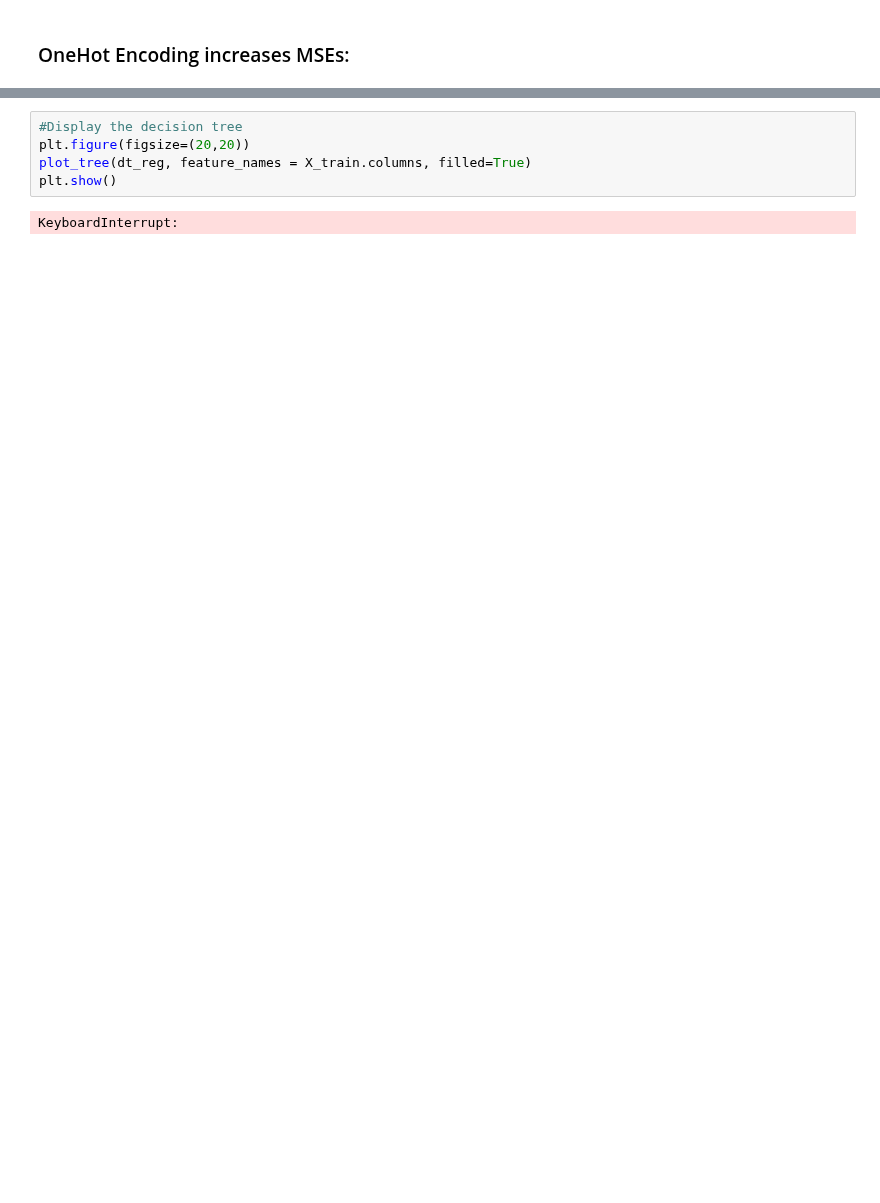
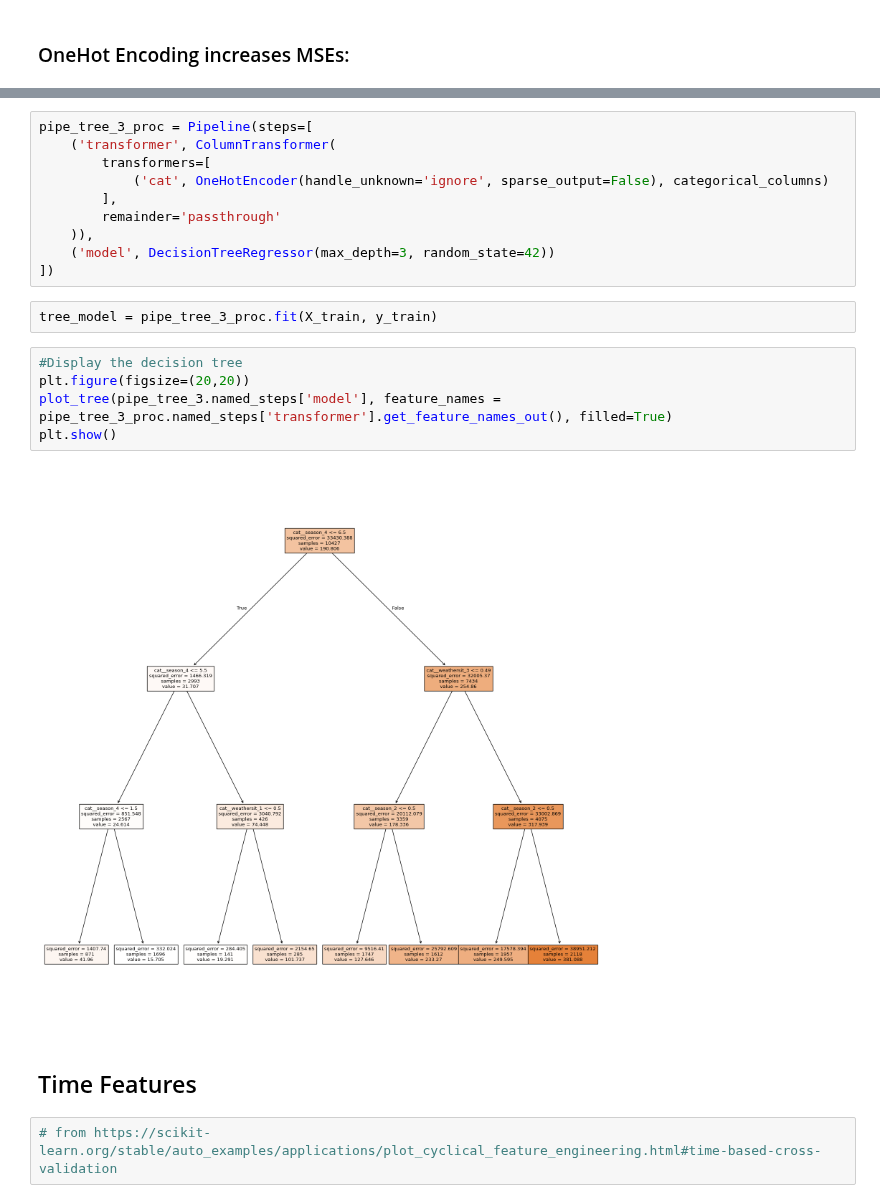
Before and after one commit to linusha/rental-bike-predictions, a Jupyter notebook: citywide_predictions.ipynb, the cells around one changed output, grey strips where cells are left out. Saved outputs shown, nothing was run; the diff lists cells and outputs as text; blank space fills up the shorter version.

```diff
--- a/citywide_predictions.ipynb
+++ b/citywide_predictions.ipynb
@@ -214,7 +241,23 @@ Test MSE: 33889.75
+# %%
+pipe_tree_3_proc = Pipeline(steps=[
+    ('transformer', ColumnTransformer(
+        transformers=[
+            ('cat', OneHotEncoder(handle_unknown='ignore', sparse_output=False), categorical_columns)
+        ],
+        remainder='passthrough'
+    )),
+    ('model', DecisionTreeRegressor(max_depth=3, random_state=42))
+])
+# %%
+tree_model = pipe_tree_3_proc.fit(X_train, y_train)
 # %%
 #Display the decision tree
 plt.figure(figsize=(20,20))
-plot_tree(dt_reg, feature_names = X_train.columns, filled=True)
+plot_tree(pipe_tree_3.named_steps['model'], feature_names = pipe_tree_3_proc.named_steps['transformer'].get_feature_names_out(), filled=True)
 plt.show()
 # %% [output]
-KeyboardInterrupt:
+[figure, added]
+# %% [markdown]
+## Time Features
+# %%
+# from https://scikit-learn.org/stable/auto_examples/applications/plot_cyclical_feature_engineering.html#time-based-cross-validation
```
Also changed, not shown: parts of 43 cells of this notebook.
